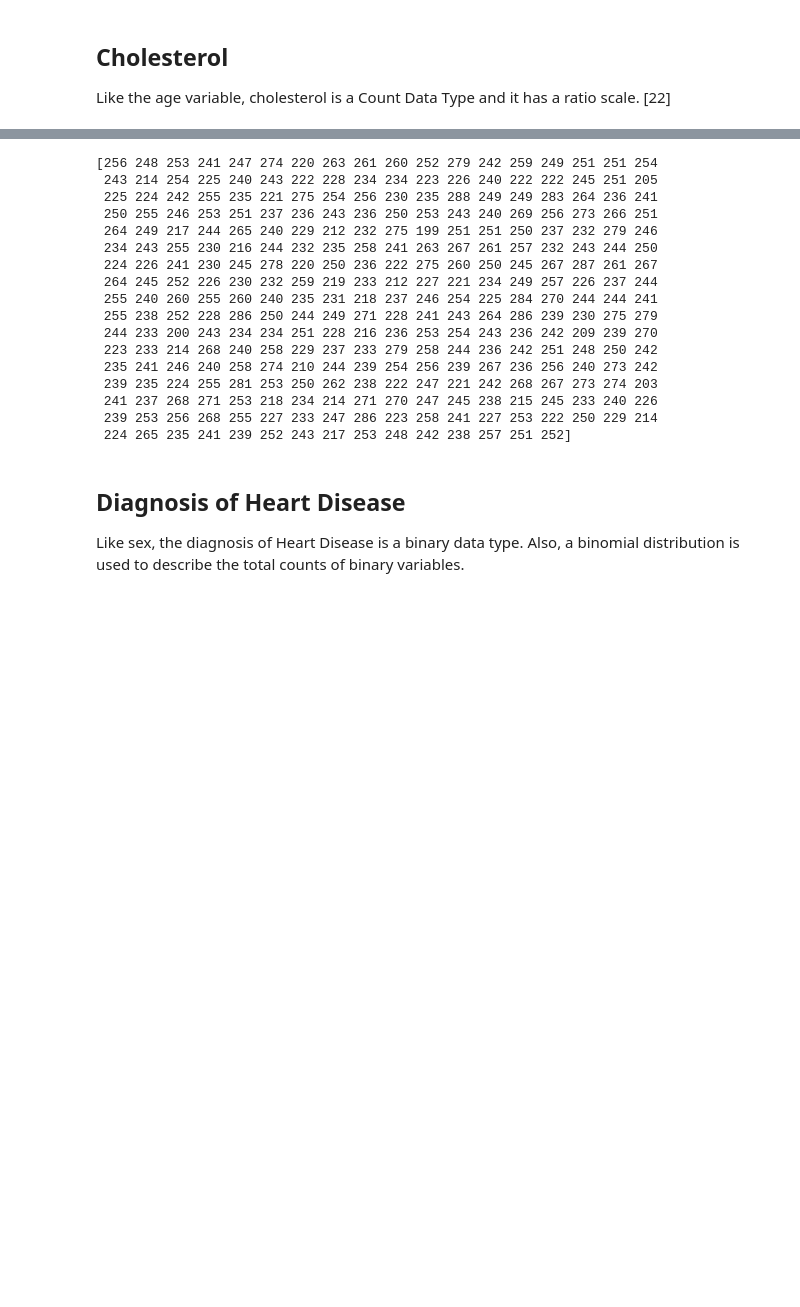
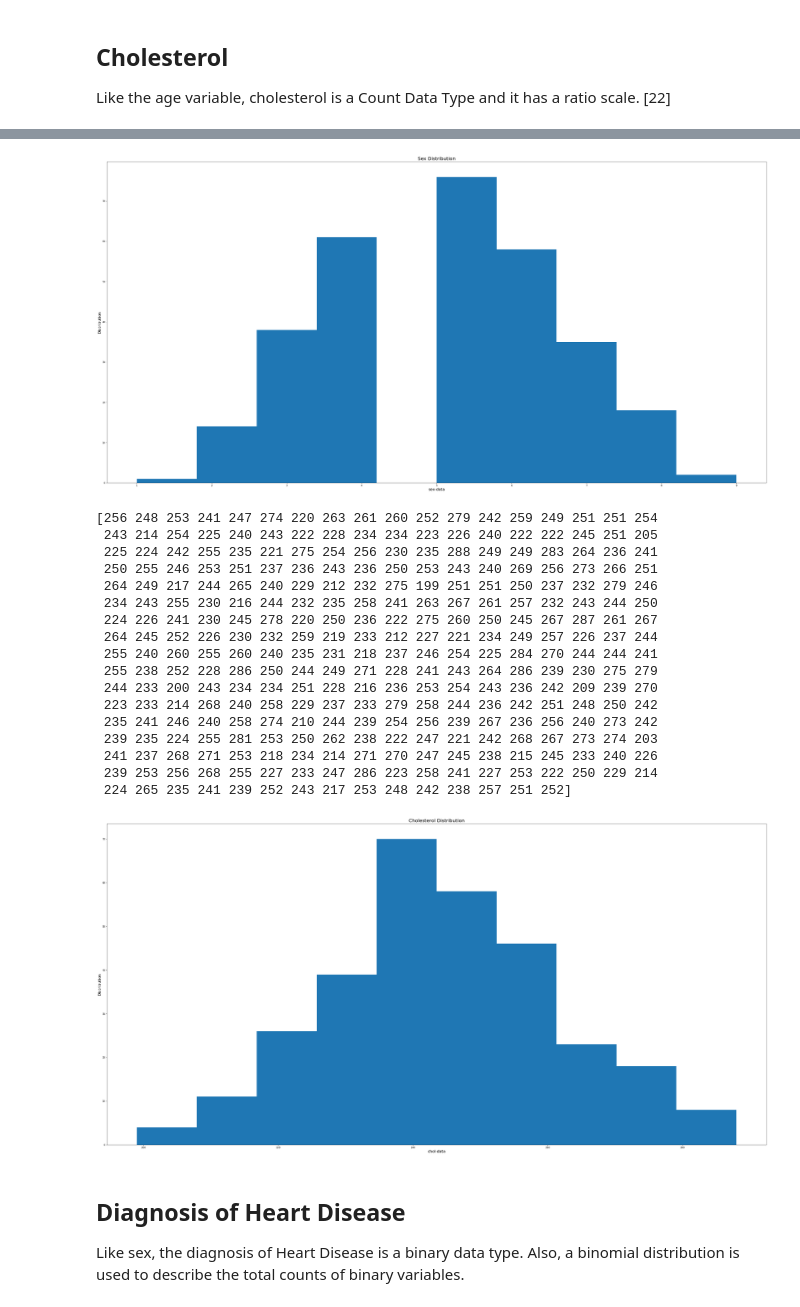
Before and after one commit to Trishmcc/Synthesised_Dataset, a Jupyter notebook: Synthesised_Dataset.ipynb, the cells around one changed output, grey strips where cells are left out. Saved outputs shown, nothing was run; the diff lists cells and outputs as text; code cells hidden in the pictures; blank space fills up the shorter version.

```diff
--- a/Synthesised_Dataset.ipynb
+++ b/Synthesised_Dataset.ipynb
@@ -373,10 +380,25 @@ A call center, for example, receives 180 calls every hour on average, 24 hours a
 # %%
 np.random.seed(0)
 np.random.rand()
+plt.hist(sex_data)
 
+plt.title('Sex Distribution', fontsize=20)
+plt.xlabel('sex-data', fontsize=16)
+plt.ylabel('Distribution', fontsize=16)
+
+plt.show()
 chol_data = np.random.poisson(lam=(246), size=(303))
 print(chol_data)
+
+plt.hist(chol_data)
+
+plt.title('Cholesterol Distribution', fontsize=20)
+plt.xlabel('chol-data', fontsize=16)
+plt.ylabel('Distribution', fontsize=16)
+
+plt.show()
 # %% [output]
+[figure, added]
 [256 248 253 241 247 274 220 263 261 260 252 279 242 259 249 251 251 254
  243 214 254 225 240 243 222 228 234 234 223 226 240 222 222 245 251 205
  225 224 242 255 235 221 275 254 256 230 235 288 249 249 283 264 236 241
@@ -394,6 +416,7 @@ print(chol_data)
  241 237 268 271 253 218 234 214 271 270 247 245 238 215 245 233 240 226
  239 253 256 268 255 227 233 247 286 223 258 241 227 253 222 250 229 214
  224 265 235 241 239 252 243 217 253 248 242 238 257 251 252]
+[figure, added]
 # %% [markdown]
 ## Diagnosis of Heart Disease
 
```
Also changed, not shown: parts of 62 cells of this notebook.
